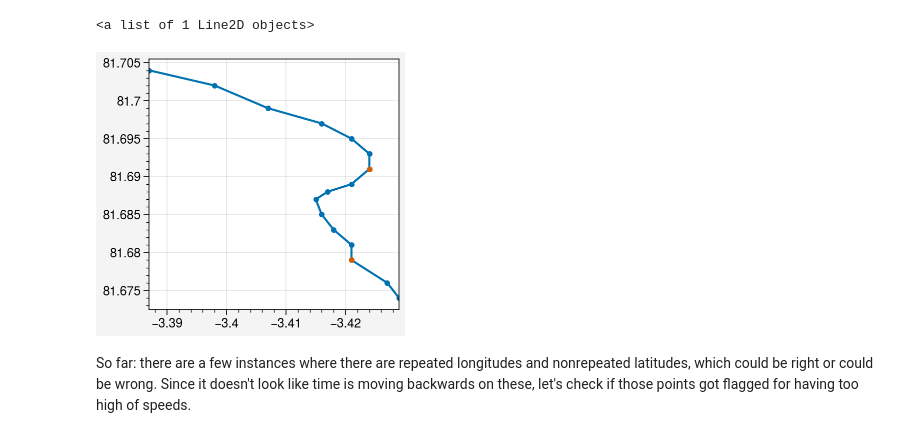
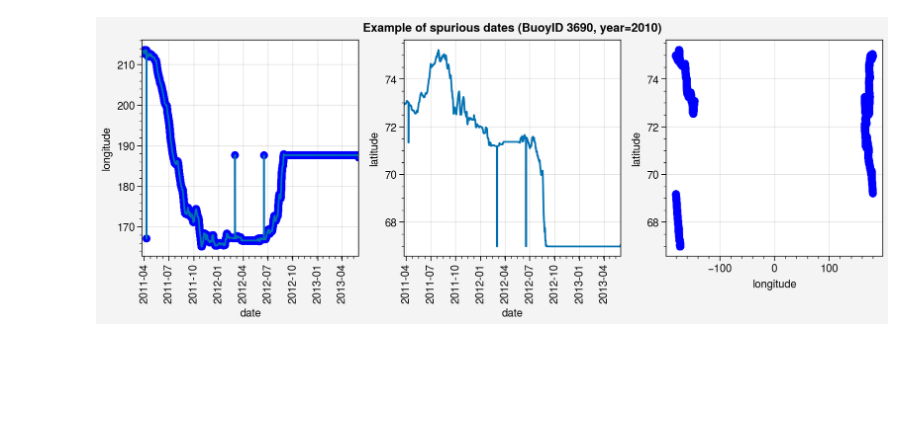
Before and after one commit to danielmwatkins/icedrift, a Jupyter notebook: notebooks/Testing and development.ipynb, the cells around one changed output. Cells and saved outputs as stored; diff of their text form; code cells hidden in the pictures; blank space fills up the shorter version.

```diff
--- a/notebooks/Testing and development.ipynb
+++ b/notebooks/Testing and development.ipynb
@@ -46,13 +120,0 @@ Data columns (total 8 columns):
-# %%
-data = testdf.loc[25:40]
-fig, ax = pplt.subplots()
-ax.plot(data['longitude'].values, data['latitude'].values, marker='.')
-ax.plot(data['longitude'].where(data['flag']==1).values,
-        data['latitude'].where(data['flag']==1).values, marker='.')
-ax.plot(data['longitude'].where(data['test_flag']).values,
-        data['latitude'].where(data['test_flag']).values, marker='o', edgecolor='k', facecolor=None)
-# %% [output]
-<a list of 1 Line2D objects>
-[figure, removed]
-# %% [markdown]
-So far: there are a few instances where there are repeated longitudes and nonrepeated latitudes, which could be right or could be wrong. Since it doesn't look like time is moving backwards on these, let's check if those points got flagged for having too high of speeds.
@@ -61 +121,11 @@ import pyproj as proj
+# %%
+fig, ax = pplt.subplots(ncols=3, share=False)
+ax[0].plot(testdf.date, (testdf.longitude + 360) % 360)
+ax[1].plot(testdf.date, testdf.latitude)
+ax[0].scatter(testdf.date.values, (testdf.longitude + 360) % 360, c=time_check.values, cmap='bwr')
+ax.format(suptitle='Example of spurious dates (BuoyID 3690, year=2010)')
+ax[2].scatter(testdf.longitude, testdf.latitude, c=time_check.values, cmap='bwr')
+fig.save('../example_of_bad_dates.jpg', dpi=72)
+# %% [output]
+[figure, added]
 # %%
```
Also changed, not shown: parts of 17 cells of this notebook, 3 other files.
